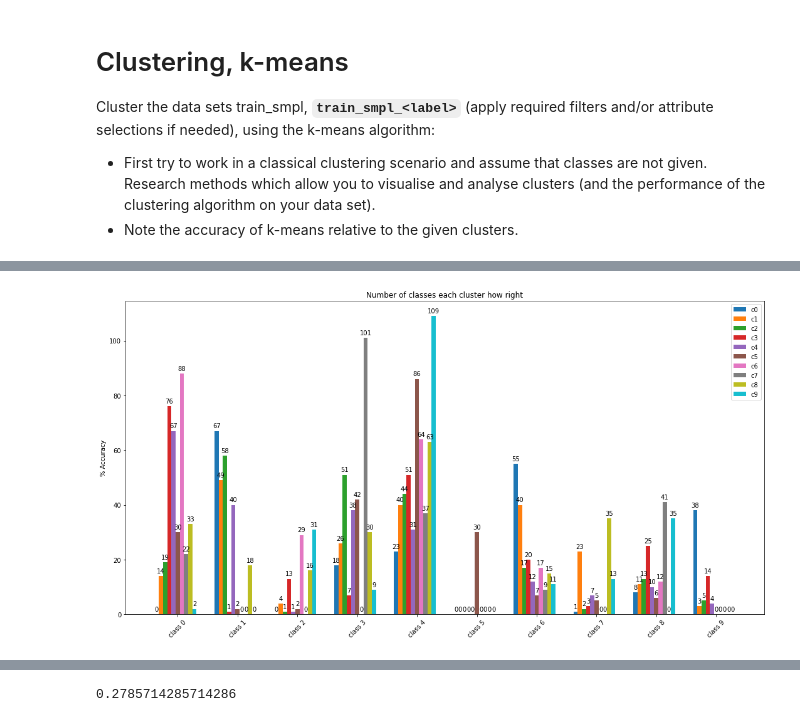
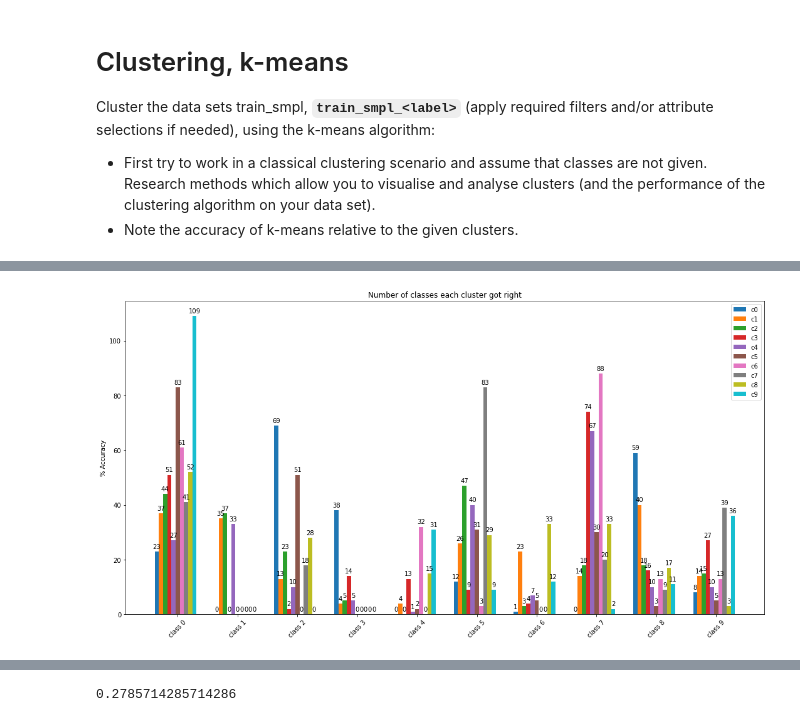
Before and after one commit to friedforfun/Data-Mining-Machine-Learning-CW, a Jupyter notebook: Tasks/Task 9 - Clustering, K-means.ipynb, the cells around one changed output, grey strips where cells are left out. Drawn from its saved outputs; the diff is of its cells as text; code cells hidden in the pictures.

```diff
--- a/Tasks/Task 9 - Clustering, K-means.ipynb
+++ b/Tasks/Task 9 - Clustering, K-means.ipynb
@@ -19,7 +21,7 @@ X = X.reset_index(drop=True)
 Y = Y.reset_index(drop=True)
 # %%
 # 10 clusters due to 10 classes, or 2 because of reuslt datasheet
-kmeans = KMeans(n_clusters=10, max_iter=500).fit(X)
+kmeans = KMeans(n_clusters=10, max_iter=100, n_init=2).fit(X)
 # %%
 from collections import Counter, defaultdict
 
@@ -62,8 +51,8 @@ classes = np.array(classes).T
 # %%
 from Scripts import plotScripts as ps
 
-ps.plot_scores(classes, ["c0", "c1", "c2", "c3", "c4", "c5", "c6", "c7", "c8", "c9"], title="Number of classes each cluster how right", labels=["class 0", "class 1", "class 2", "class 3", "class 4", "class 5", "class 6", "class 7", "class 8", "class 9"], bar_width=0.07, figure_size=(15, 8))
+ps.plot_scores(classes, ["c0", "c1", "c2", "c3", "c4", "c5", "c6", "c7", "c8", "c9"], title="Number of classes each cluster got right", labels=["class 0", "class 1", "class 2", "class 3", "class 4", "class 5", "class 6", "class 7", "class 8", "class 9"], bar_width=0.07, figure_size=(15, 8))
 
 # plt.savefig('foo.png',dpi=400)
 # %% [output]
-[figure, old version]
+[figure, new version]
```
Also changed, not shown: parts of 8 cells of this notebook.
